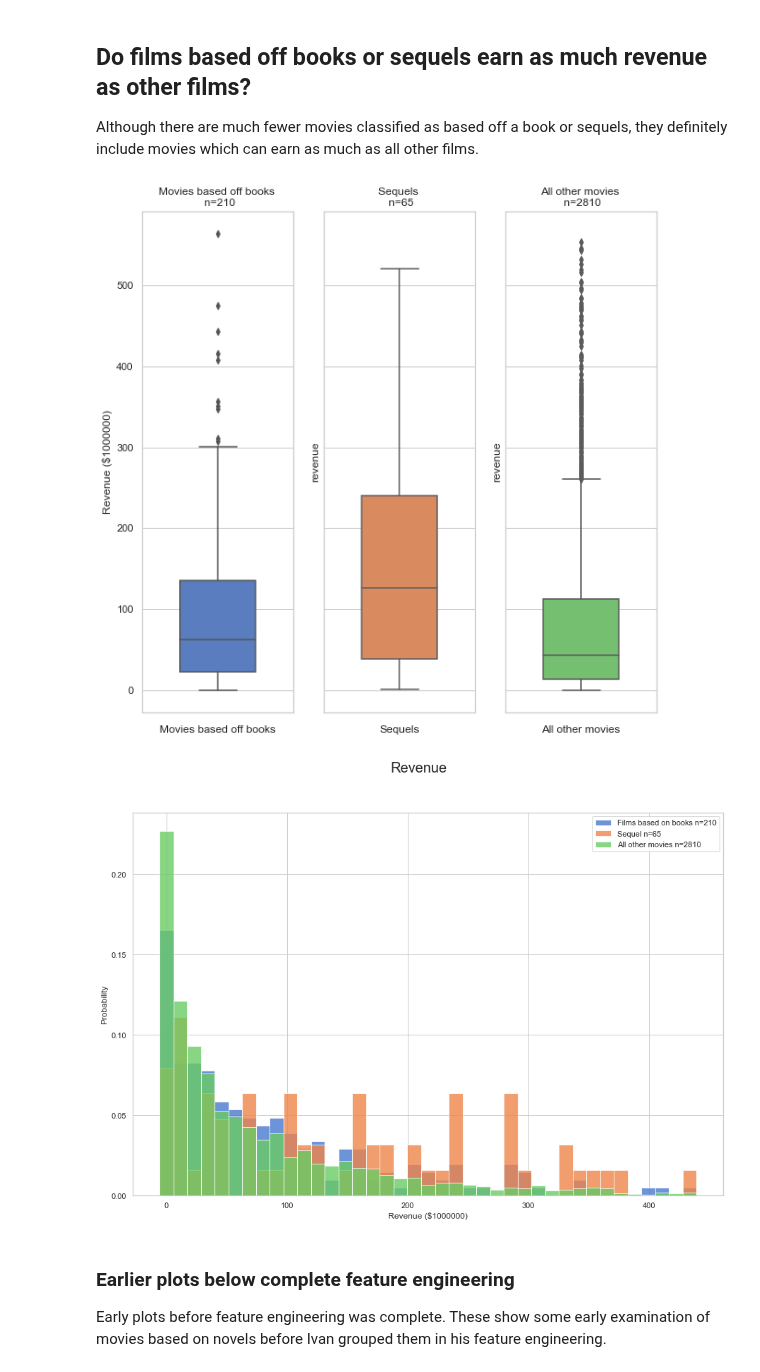
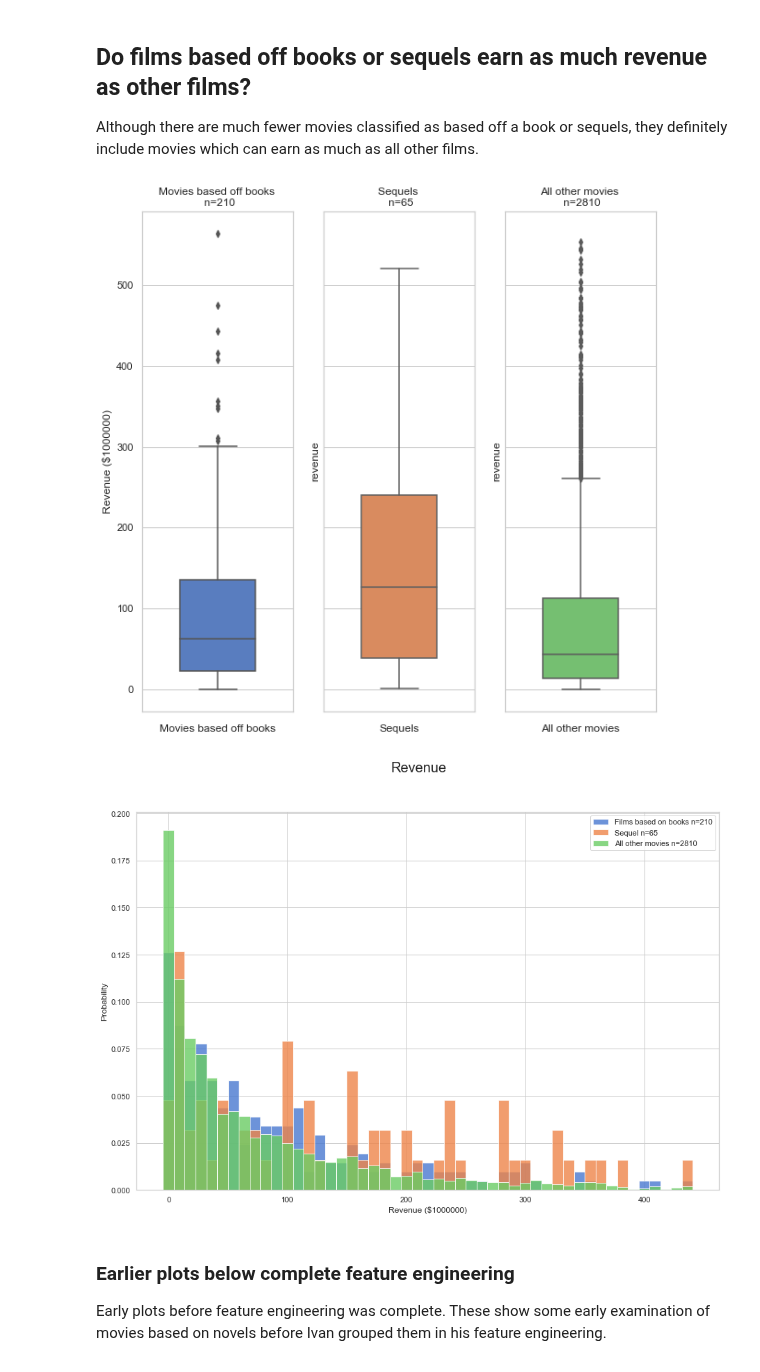
Before and after one commit to dluo96/datatonic-challenge, a Jupyter notebook: data-visualisation/Category_plots.ipynb, the cells around one changed output. Saved outputs shown, nothing was run; the diff lists cells and outputs as text; code cells hidden in the pictures.

```diff
--- a/data-visualisation/Category_plots.ipynb
+++ b/data-visualisation/Category_plots.ipynb
@@ -29,4 +30,9 @@ df_ohe_bookcombined_date = pd.read_pickle(data_dir+"pre-processed/movie_encoded_
 # %%
 # get useful indices
 book_inds = df_ohe_bookcombined.index[df_ohe_bookcombined['book']==1]
-sequel_inds = df_ohe_bookcombined.index[df_ohe_bookcombined['book']==1]
+sequel_inds = df_ohe_bookcombined.index[df_ohe_bookcombined['sequel']==1]
+notbook_notsequel_inds = df_ohe_bookcombined.index[(df_ohe_bookcombined['book']!=1) & (df_ohe_bookcombined['sequel']!=1)]
+
+book_inds_releasedate = df_withreleasedate.index[df_withreleasedate['book']==1]
+sequel_inds_releasedate = df_withreleasedate.index[df_withreleasedate['sequel']==1]
+notbook_notsequel_releasedate_inds = df_withreleasedate.index[(df_withreleasedate['book']!=1) & (df_withreleasedate['sequel']!=1)]
@@ -101,18 +67,18 @@ Although there are much fewer movies classified as based off a book or sequels,
 # %%
 # scale revenue for interpretability
 scalefactor = 1000000
-revenue_scaled = df_ohe_bookcombined_trimmed['revenue']/scalefactor
+revenue_scaled = df_ohe_bookcombined['revenue']/scalefactor
 # %%
 # what about the revenue distributions of these different groups...
 #NB trimmed data
 f, (axes) = plt.subplots(1,3, figsize=(10,10), sharey=True)
-sns.boxplot(y=revenue_scaled.loc[trim_book_inds],
+sns.boxplot(y=revenue_scaled.loc[book_inds],
                  width=0.5,
                  color=sns.color_palette()[0],ax=axes[0])
-sns.boxplot( y = revenue_scaled.loc[trim_sequel_inds],
+sns.boxplot( y = revenue_scaled.loc[sequel_inds],
                  width=0.5,
                  color=sns.color_palette()[1],ax=axes[1])
-sns.boxplot( y=revenue_scaled.loc[trim_notbook_notsequel_inds],
+sns.boxplot( y=revenue_scaled.loc[notbook_notsequel_inds],
                  width=0.5,
                  color=sns.color_palette()[2], ax=axes[2])
 axes[0].set_ylabel('Revenue ($%d)' % (scalefactor))
@@ -121,44 +87,44 @@ axes[0].set_xlabel('Movies based off books')
 axes[1].set_xlabel('Sequels')
 axes[2].set_xlabel('All other movies')
 
-axes[0].set_title('Movies based off books \n n=%d' % (len(trim_book_inds)))
-axes[1].set_title('Sequels \n n=%d' % (len(trim_sequel_inds)))
-axes[2].set_title('All other movies \n n=%d' % (len(trim_notbook_notsequel_inds)))
-plt.savefig(cwd+plots_dir+"categoryplots_revenue-boxplot_books-sequels-other.png")
+axes[0].set_title('Movies based off books \n n=%d' % (len(book_inds)))
+axes[1].set_title('Sequels \n n=%d' % (len(sequel_inds)))
+axes[2].set_title('All other movies \n n=%d' % (len(notbook_notsequel_inds)))
+plt.savefig(plot_dir+"categoryplots_revenue-boxplot_books-sequels-other.png")
 # %% [output]
-[figure, old version]
+[figure, new version]
 # %%
 #Histograms for choice...
 quantz = [0.01, 0.99]
-numbins = 40
+numbins = 50
 alphaval=0.8
 bedges = revenue_scaled.quantile([quantz[0], quantz[1]])
 bedges = np.linspace(bedges[quantz[0]],bedges[quantz[1]],numbins)
 
 f, (axes) = plt.subplots(1,1, figsize=(15,10))
-hist, bins = np.histogram(revenue_scaled.loc[trim_book_inds],
+hist, bins = np.histogram(revenue_scaled.loc[book_inds],
                          bins=bedges)
 axes.bar(bins[:-1], hist.astype(np.float32) / hist.sum(), width=(bins[1]-bins[0]),
         alpha=alphaval)
 
-hist, bins = np.histogram(revenue_scaled.loc[trim_sequel_inds],
+hist, bins = np.histogram(revenue_scaled.loc[sequel_inds],
                           bins=bedges)
 axes.bar(bins[:-1], hist.astype(np.float32) / hist.sum(), width=(bins[1]-bins[0]),
         alpha=alphaval)
 
-hist, bins = np.histogram(revenue_scaled.loc[trim_notbook_notsequel_inds],
+hist, bins = np.histogram(revenue_scaled.loc[notbook_notsequel_inds],
                          bins=bedges)
 axes.bar(bins[:-1], hist.astype(np.float32) / hist.sum(), width=(bins[1]-bins[0]),
         alpha=alphaval)
 axes.set_xlabel('Revenue ($%d)' % (scalefactor))
 axes.set_ylabel('Probability')
 f.suptitle('%s' % ('Revenue'), fontsize=20)
-axes.legend(["Films based on books n=%d" % (len(trim_book_inds)),
-            "Sequel n=%d" % (len(trim_sequel_inds)),
-            "All other movies n=%d" % (len(trim_notbook_notsequel_inds))]);
-plt.savefig(cwd+plots_dir+"categoryplots_revenue-normhist_books-sequels-other.png")
+axes.legend(["Films based on books n=%d" % (len(book_inds)),
+            "Sequel n=%d" % (len(sequel_inds)),
+            "All other movies n=%d" % (len(notbook_notsequel_inds))]);
+plt.savefig(plot_dir+"categoryplots_revenue-normhist_books-sequels-other.png")
 # %% [output]
-[figure, old version]
+[figure, new version]
 # %% [markdown]
 ### Earlier plots below complete feature engineering
 Early plots before feature engineering was complete. These show some early examination of movies based on novels before Ivan grouped them in his feature engineering.
```
Also changed, not shown: parts of 12 cells of this notebook.
